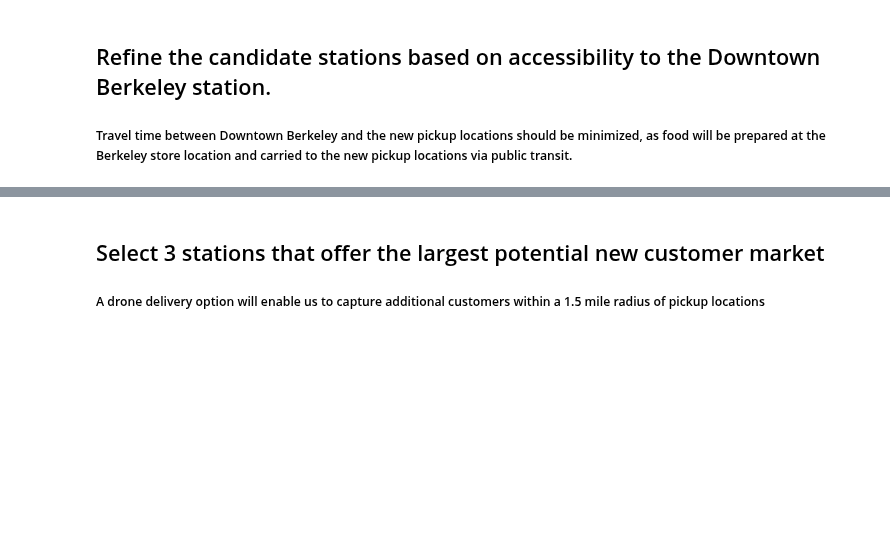
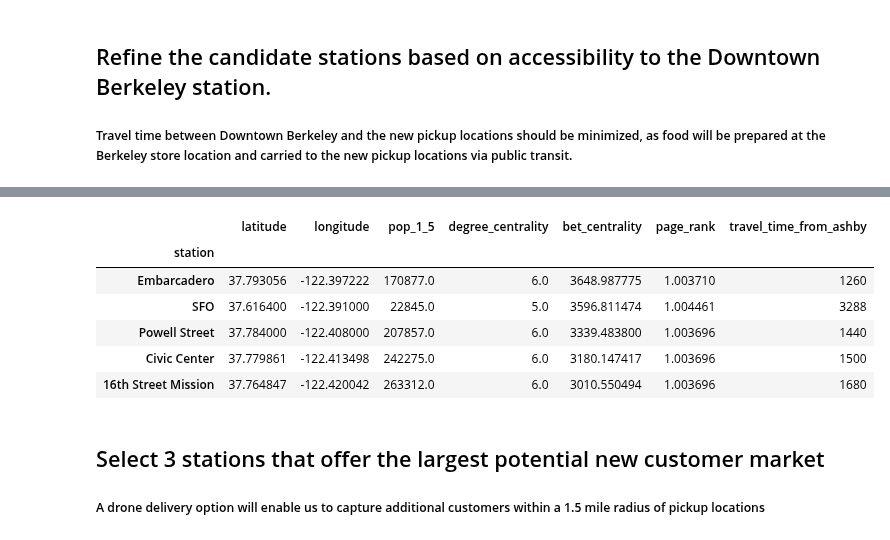
Before and after one commit to jvgalvin/Portfolio, a Jupyter notebook: notebooks/new_combined.ipynb, the cells around one changed output, grey strips where cells are left out. Drawn from its saved outputs; the diff is of its cells as text; code cells hidden in the pictures; blank space fills up the shorter version.

```diff
--- a/notebooks/new_combined.ipynb
+++ b/notebooks/new_combined.ipynb
@@ -517,3 +503,17 @@ potentials.sort_values("travel_time_from_ashby")
+# %%
+peninsula = ["16th Street Mission","24th Street Mission","Balboa Park","Civic Center","Colma","Daly City","Embarcadero","Glen Park","Millbrae","Powell Street","San Bruno","SFO","South San Francisco"]
+
+df_peninsula = df.loc[peninsula]
+
+df_peninsula.sort_values(by=["bet_centrality"],ascending=False).head(5)
+# %% [output]
+|  | latitude | longitude | pop_1_5 | degree_centrality | bet_centrality | page_rank | travel_time_from_ashby |
+| station |  |  |  |  |  |  |  |
+| Embarcadero | 37.793056 | -122.397222 | 170877.0 | 6.0 | 3648.987775 | 1.003710 | 1260 |
+| SFO | 37.616400 | -122.391000 | 22845.0 | 5.0 | 3596.811474 | 1.004461 | 3288 |
+| Powell Street | 37.784000 | -122.408000 | 207857.0 | 6.0 | 3339.483800 | 1.003696 | 1440 |
+| Civic Center | 37.779861 | -122.413498 | 242275.0 | 6.0 | 3180.147417 | 1.003696 | 1500 |
+| 16th Street Mission | 37.764847 | -122.420042 | 263312.0 | 6.0 | 3010.550494 | 1.003696 | 1680 |
 # %% [markdown]
 ## Select 3 stations that offer the largest potential new customer market
 
```
Also changed, not shown: parts of 7 cells of this notebook.
